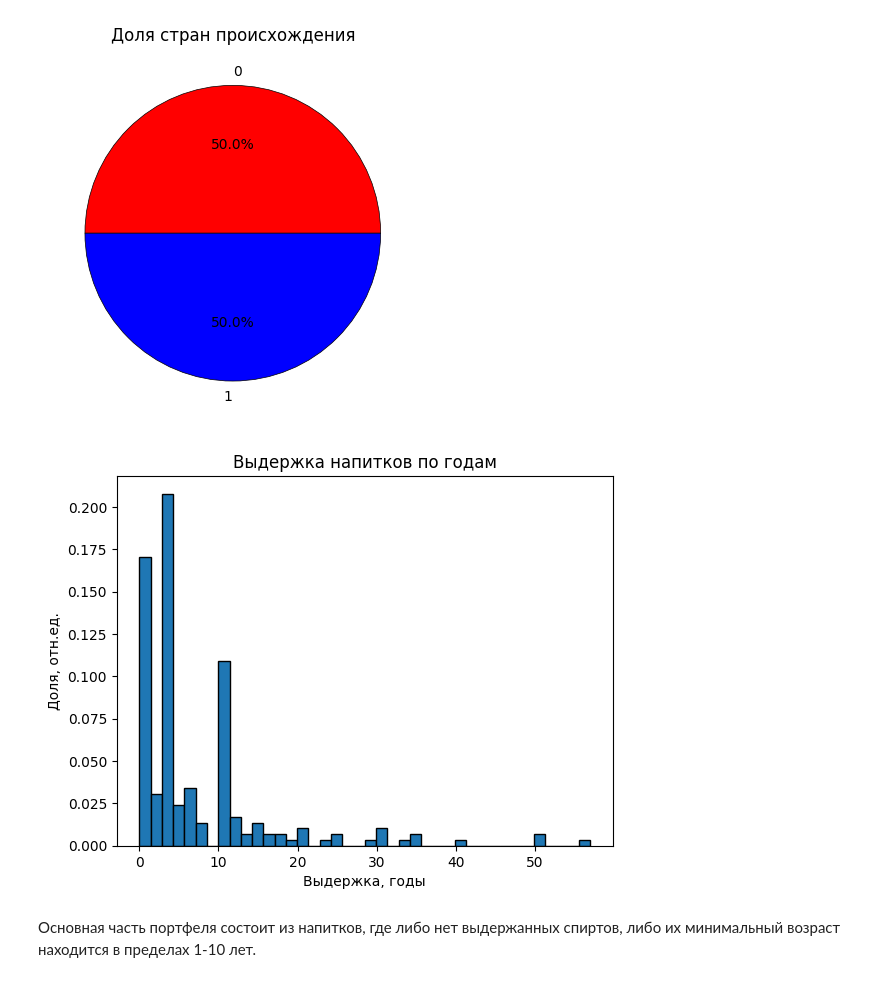
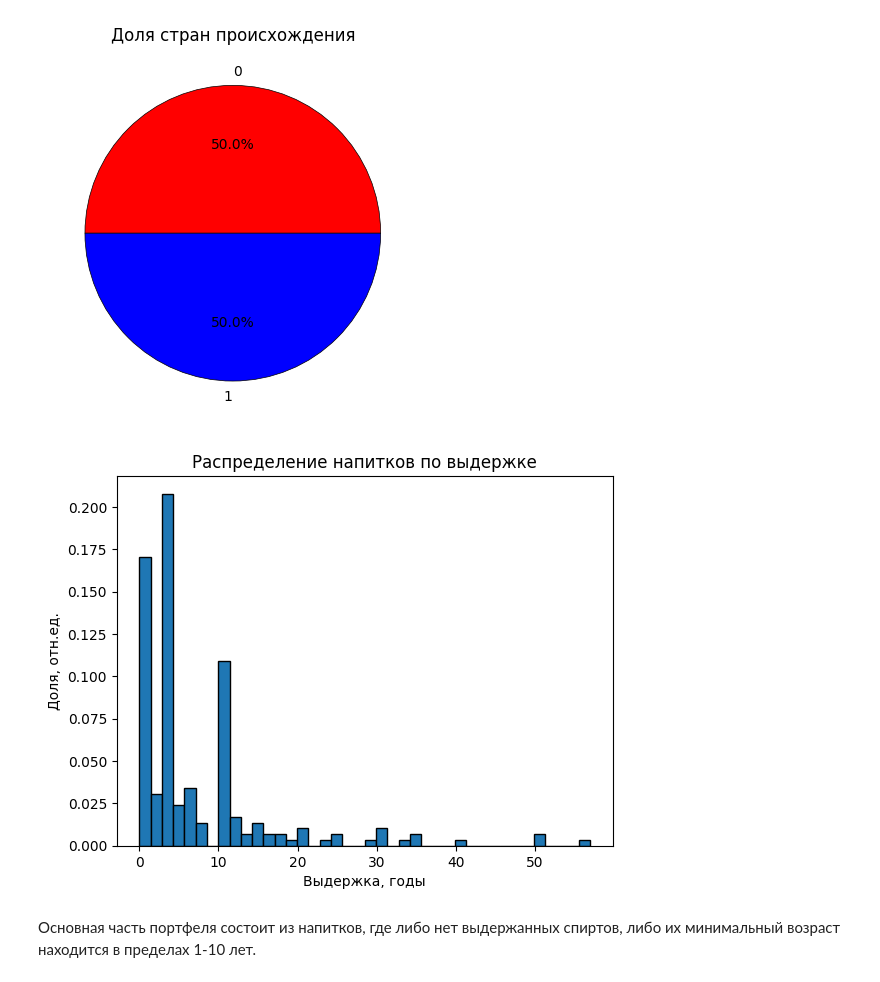
Before and after one commit to avkolchin1995/Spirits-Clustering, a Jupyter notebook: Spirits-Clustering.ipynb, the cells around one changed output. Saved outputs shown, nothing was run; the diff lists cells and outputs as text; code cells hidden in the pictures.

```diff
--- a/Spirits-Clustering.ipynb
+++ b/Spirits-Clustering.ipynb
@@ -121,13 +121,13 @@ plt.show()
 # %%
 # Распределение напитков по годам выдержки
 hist, bins = np.histogram(df['Выдержка'].to_numpy(), bins=40)
 plt.hist(df['Выдержка'].to_numpy(), bins=bins, density=True, edgecolor='black', linewidth=1)
-plt.title('Выдержка напитков по годам')
+plt.title('Распределение напитков по выдержке')
 plt.xlabel('Выдержка, годы')
 plt.ylabel('Доля, отн.ед.')
 plt.show()
 # %% [output]
-[figure, old version]
+[figure, new version]
 # %% [markdown]
 Основная часть портфеля состоит из напитков, где либо нет выдержанных спиртов, либо их минимальный возраст находится в пределах 1-10 лет.
 # %%
```
Also changed, not shown: parts of 3 cells of this notebook.
